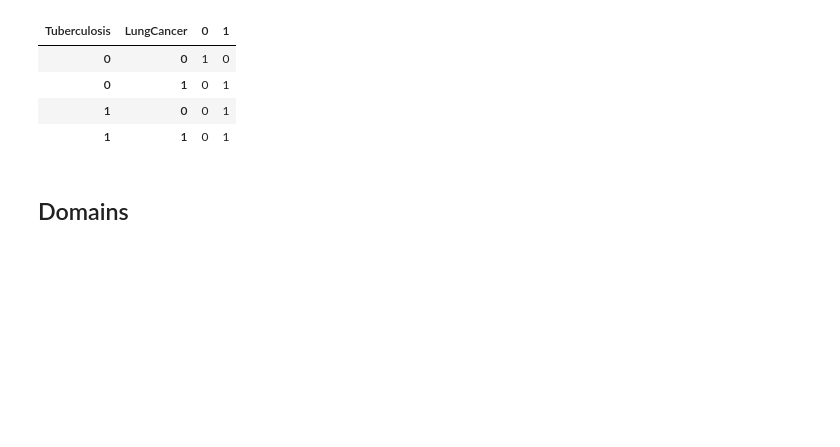
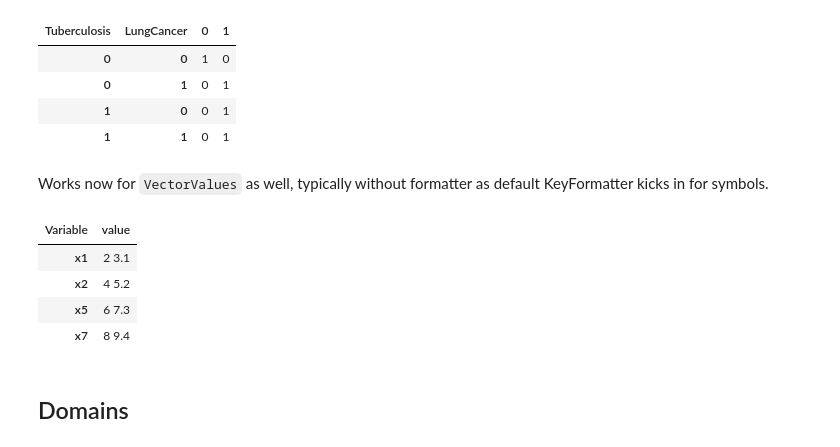
Before and after one commit to gtbook/gtbook, a Jupyter notebook: display.ipynb, the cells around one changed output. Saved outputs shown, nothing was run; the diff lists cells and outputs as text; code cells hidden in the pictures; blank space fills up the shorter version.

```diff
--- a/display.ipynb
+++ b/display.ipynb
@@ -250,6 +253,22 @@ P(Either|Tuberculosis,LungCancer):
 | 0 | 1 | 0 | 1 |
 | 1 | 0 | 0 | 1 |
 | 1 | 1 | 0 | 1 |
+# %% [markdown]
+Works now for `VectorValues` as well, typically without formatter as default KeyFormatter kicks in for symbols.
+# %%
+vv = gtsam.VectorValues()
+X =  gtsam.symbol_shorthand.X
+vv.insert(X(1), gtsam.Point2(2, 3.1))
+vv.insert(X(2), gtsam.Point2(4, 5.2))
+vv.insert(X(5), gtsam.Point2(6, 7.3))
+vv.insert(X(7), gtsam.Point2(8, 9.4))
+vv
+# %% [output]
+| Variable | value |
+| x1 | 2 3.1 |
+| x2 | 4 5.2 |
+| x5 | 6 7.3 |
+| x7 | 8 9.4 |
 # %% [markdown]
 ## Domains
 # %% [markdown]
```
Also changed, not shown: parts of 6 cells of this notebook, 21 other files.
